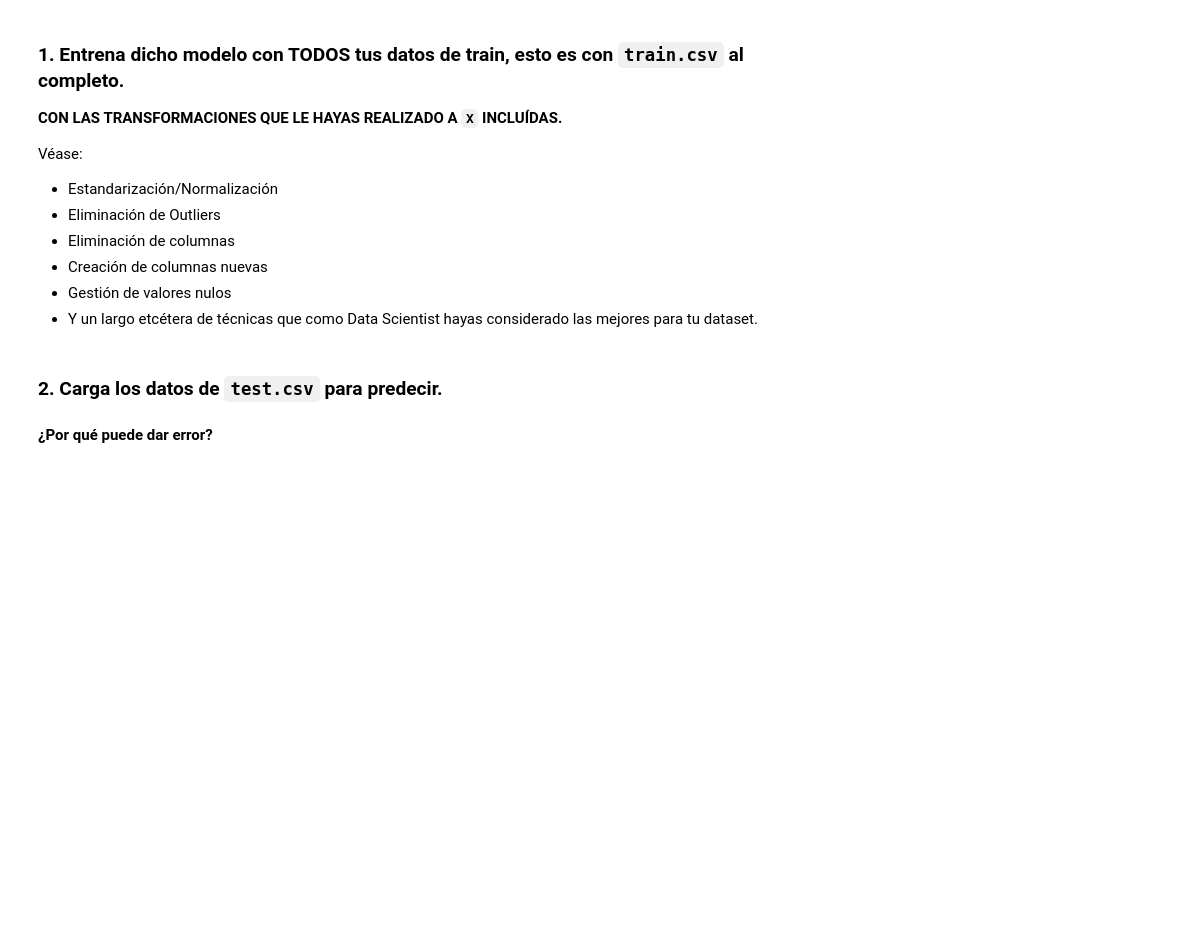
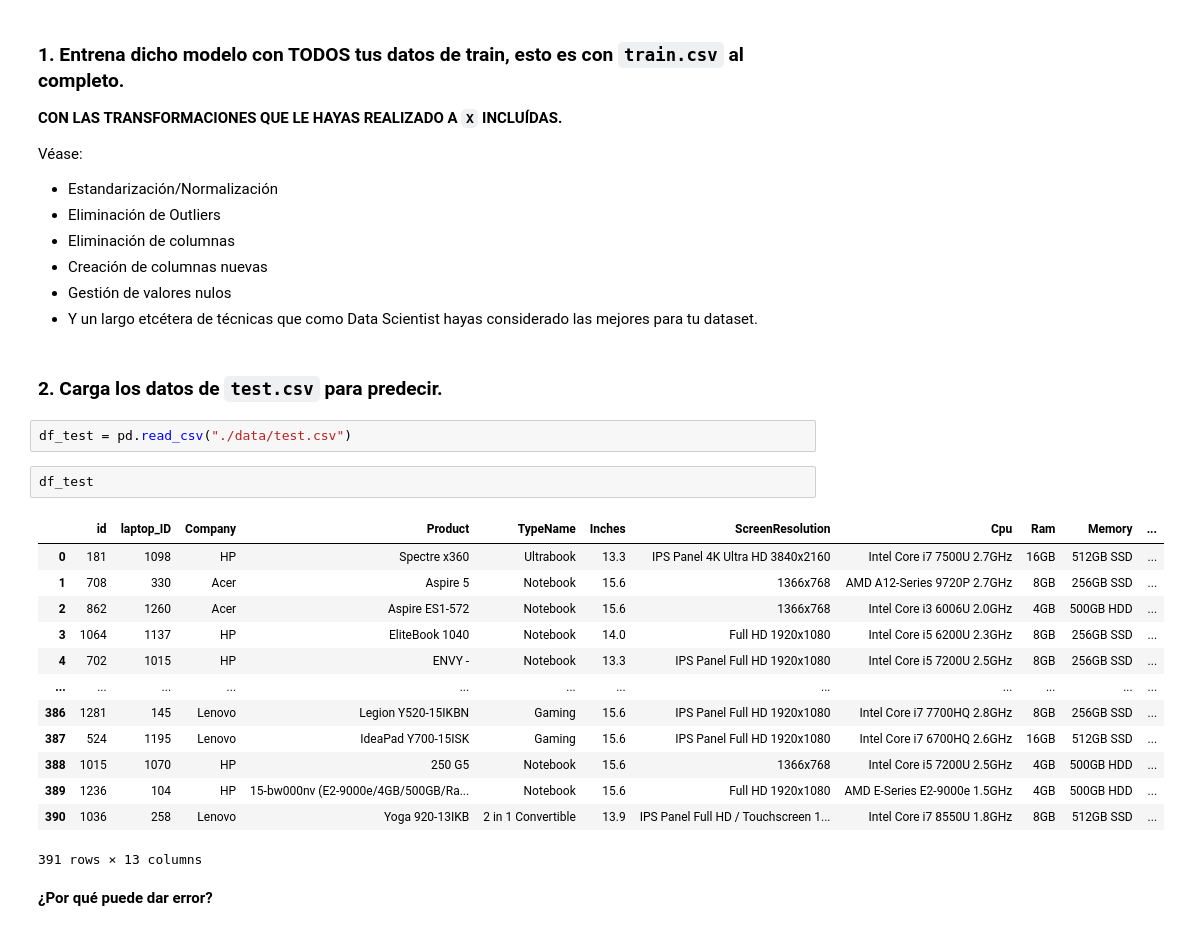
Before and after one commit to mariasanvals/DS_Online_Feb24_Exercises, a Jupyter notebook: 04_Machine_Learning/Sprint_15/Team Challenge/Kaggle_Ayuda.ipynb, the cells around one changed output. Saved outputs shown, nothing was run; the diff lists cells and outputs as text; blank space fills up the shorter version.

```diff
--- a/04_Machine_Learning/Sprint_15/Team Challenge/Kaggle_Ayuda.ipynb
+++ b/04_Machine_Learning/Sprint_15/Team Challenge/Kaggle_Ayuda.ipynb
@@ -689,6 +680,24 @@ Véase:
 - Y un largo etcétera de técnicas que como Data Scientist hayas considerado las mejores para tu dataset.
 # %% [markdown]
 ### 2. Carga los datos de `test.csv` para predecir.
+# %%
+df_test = pd.read_csv("./data/test.csv")
+# %%
+df_test
+# %% [output]
+|  | id | laptop_ID | Company | Product | TypeName | Inches | ScreenResolution | Cpu | Ram | Memory | ... |
+| 0 | 181 | 1098 | HP | Spectre x360 | Ultrabook | 13.3 | IPS Panel 4K Ultra HD 3840x2160 | Intel Core i7 7500U 2.7GHz | 16GB | 512GB SSD | ... |
+| 1 | 708 | 330 | Acer | Aspire 5 | Notebook | 15.6 | 1366x768 | AMD A12-Series 9720P 2.7GHz | 8GB | 256GB SSD | ... |
+| 2 | 862 | 1260 | Acer | Aspire ES1-572 | Notebook | 15.6 | 1366x768 | Intel Core i3 6006U 2.0GHz | 4GB | 500GB HDD | ... |
+| 3 | 1064 | 1137 | HP | EliteBook 1040 | Notebook | 14.0 | Full HD 1920x1080 | Intel Core i5 6200U 2.3GHz | 8GB | 256GB SSD | ... |
+| 4 | 702 | 1015 | HP | ENVY - | Notebook | 13.3 | IPS Panel Full HD 1920x1080 | Intel Core i5 7200U 2.5GHz | 8GB | 256GB SSD | ... |
+| ... | ... | ... | ... | ... | ... | ... | ... | ... | ... | ... | ... |
+| 386 | 1281 | 145 | Lenovo | Legion Y520-15IKBN | Gaming | 15.6 | IPS Panel Full HD 1920x1080 | Intel Core i7 7700HQ 2.8GHz | 8GB | 256GB SSD | ... |
+| 387 | 524 | 1195 | Lenovo | IdeaPad Y700-15ISK | Gaming | 15.6 | IPS Panel Full HD 1920x1080 | Intel Core i7 6700HQ 2.6GHz | 16GB | 512GB SSD | ... |
+| 388 | 1015 | 1070 | HP | 250 G5 | Notebook | 15.6 | 1366x768 | Intel Core i5 7200U 2.5GHz | 4GB | 500GB HDD | ... |
+| 389 | 1236 | 104 | HP | 15-bw000nv (E2-9000e/4GB/500GB/Ra... | Notebook | 15.6 | Full HD 1920x1080 | AMD E-Series E2-9000e 1.5GHz | 4GB | 500GB HDD | ... |
+| 390 | 1036 | 258 | Lenovo | Yoga 920-13IKB | 2 in 1 Convertible | 13.9 | IPS Panel Full HD / Touchscreen 1... | Intel Core i7 8550U 1.8GHz | 8GB | 512GB SSD | ... |
+391 rows × 13 columns
 # %% [markdown]
 **¿Por qué puede dar error?**
 # %% [markdown]
```
Also changed, not shown: parts of 16 cells of this notebook, 1 other file.
